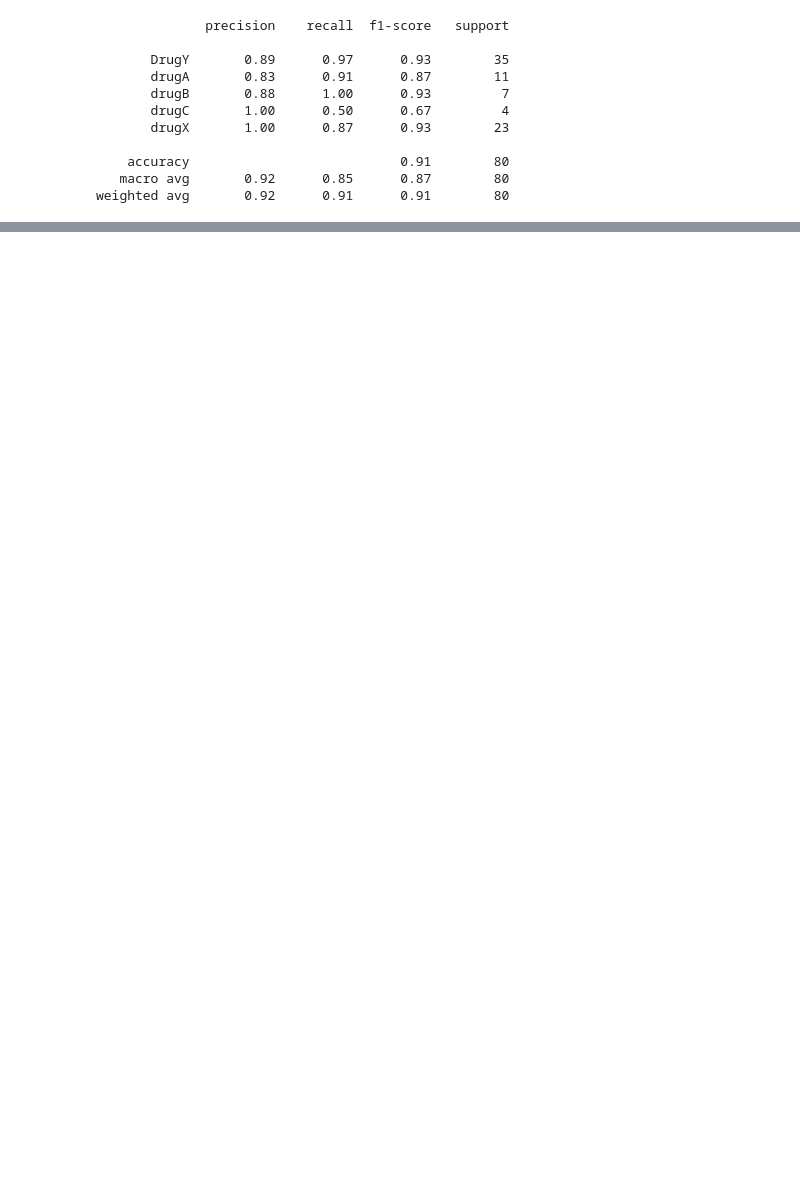
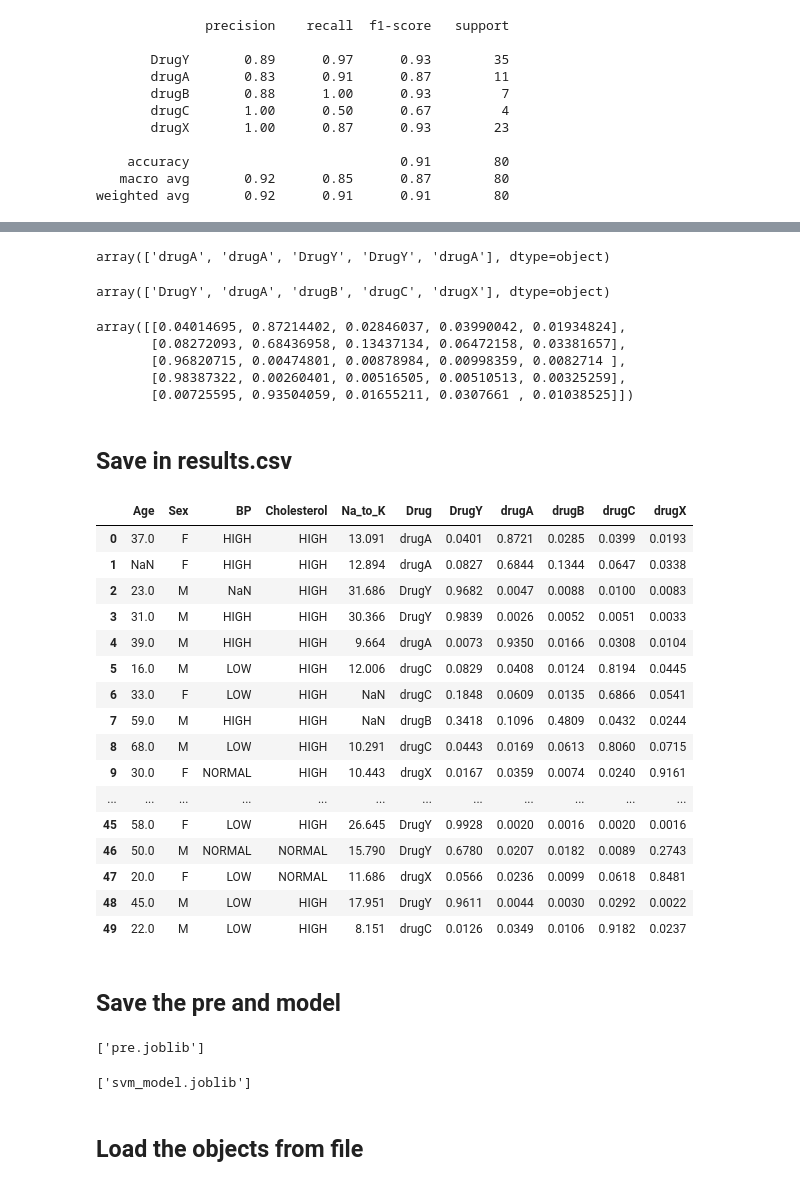
Before and after one commit to Tejal221293/Wakad-Weekend-9-11-am, a Jupyter notebook: 12 KNN and SVM/KNN and SVM.ipynb, the cells around one changed output, grey strips where cells are left out. Saved outputs shown, nothing was run; the diff lists cells and outputs as text; code cells hidden in the pictures; blank space fills up the shorter version.

```diff
--- a/12 KNN and SVM/KNN and SVM.ipynb
+++ b/12 KNN and SVM/KNN and SVM.ipynb
@@ -297,0 +442,45 @@ weighted avg       0.92      0.91      0.91        80
+# %%
+preds = model_svm.predict(xnew_pre)
+preds[0:5]
+# %% [output]
+array(['drugA', 'drugA', 'DrugY', 'DrugY', 'drugA'], dtype=object)
+# %%
+model_svm.classes_
+# %% [output]
+array(['DrugY', 'drugA', 'drugB', 'drugC', 'drugX'], dtype=object)
+# %%
+probs = model_svm.predict_proba(xnew_pre)
+probs[0:5]
+# %% [output]
+array([[0.04014695, 0.87214402, 0.02846037, 0.03990042, 0.01934824],
+       [0.08272093, 0.68436958, 0.13437134, 0.06472158, 0.03381657],
+       [0.96820715, 0.00474801, 0.00878984, 0.00998359, 0.0082714 ],
+       [0.98387322, 0.00260401, 0.00516505, 0.00510513, 0.00325259],
+       [0.00725595, 0.93504059, 0.01655211, 0.0307661 , 0.01038525]])
+# %% [markdown]
+## Save in results.csv
+# %%
+xnew["Drug"] = preds
+xnew[model_svm.classes_] = probs
+# %%
+xnew = xnew.round(4)
+# %%
+xnew
+# %% [output]
+|  | Age | Sex | BP | Cholesterol | Na_to_K | Drug | DrugY | drugA | drugB | drugC | drugX |
+| 0 | 37.0 | F | HIGH | HIGH | 13.091 | drugA | 0.0401 | 0.8721 | 0.0285 | 0.0399 | 0.0193 |
+| 1 | NaN | F | HIGH | HIGH | 12.894 | drugA | 0.0827 | 0.6844 | 0.1344 | 0.0647 | 0.0338 |
+| 2 | 23.0 | M | NaN | HIGH | 31.686 | DrugY | 0.9682 | 0.0047 | 0.0088 | 0.0100 | 0.0083 |
+| 3 | 31.0 | M | HIGH | HIGH | 30.366 | DrugY | 0.9839 | 0.0026 | 0.0052 | 0.0051 | 0.0033 |
+| 4 | 39.0 | M | HIGH | HIGH | 9.664 | drugA | 0.0073 | 0.9350 | 0.0166 | 0.0308 | 0.0104 |
+| 5 | 16.0 | M | LOW | HIGH | 12.006 | drugC | 0.0829 | 0.0408 | 0.0124 | 0.8194 | 0.0445 |
+| 6 | 33.0 | F | LOW | HIGH | NaN | drugC | 0.1848 | 0.0609 | 0.0135 | 0.6866 | 0.0541 |
+| 7 | 59.0 | M | HIGH | HIGH | NaN | drugB | 0.3418 | 0.1096 | 0.4809 | 0.0432 | 0.0244 |
+| 8 | 68.0 | M | LOW | HIGH | 10.291 | drugC | 0.0443 | 0.0169 | 0.0613 | 0.8060 | 0.0715 |
+| 9 | 30.0 | F | NORMAL | HIGH | 10.443 | drugX | 0.0167 | 0.0359 | 0.0074 | 0.0240 | 0.9161 |
+| ... | ... | ... | ... | ... | ... | ... | ... | ... | ... | ... | ... |
+| 45 | 58.0 | F | LOW | HIGH | 26.645 | DrugY | 0.9928 | 0.0020 | 0.0016 | 0.0020 | 0.0016 |
+| 46 | 50.0 | M | NORMAL | NORMAL | 15.790 | DrugY | 0.6780 | 0.0207 | 0.0182 | 0.0089 | 0.2743 |
+| 47 | 20.0 | F | LOW | NORMAL | 11.686 | drugX | 0.0566 | 0.0236 | 0.0099 | 0.0618 | 0.8481 |
+| 48 | 45.0 | M | LOW | HIGH | 17.951 | DrugY | 0.9611 | 0.0044 | 0.0030 | 0.0292 | 0.0022 |
+| 49 | 22.0 | M | LOW | HIGH | 8.151 | drugC | 0.0126 | 0.0349 | 0.0106 | 0.9182 | 0.0237 |
@@ -297,0 +489,14 @@ weighted avg       0.92      0.91      0.91        80
+# %% [markdown]
+## Save the pre and model
+# %%
+import joblib
+
+joblib.dump(pre, "pre.joblib")
+# %% [output]
+['pre.joblib']
+# %%
+joblib.dump(model_svm, "svm_model.joblib")
+# %% [output]
+['svm_model.joblib']
+# %% [markdown]
+## Load the objects from file
```
Also changed, not shown: parts of 26 cells of this notebook, 4 other files.
